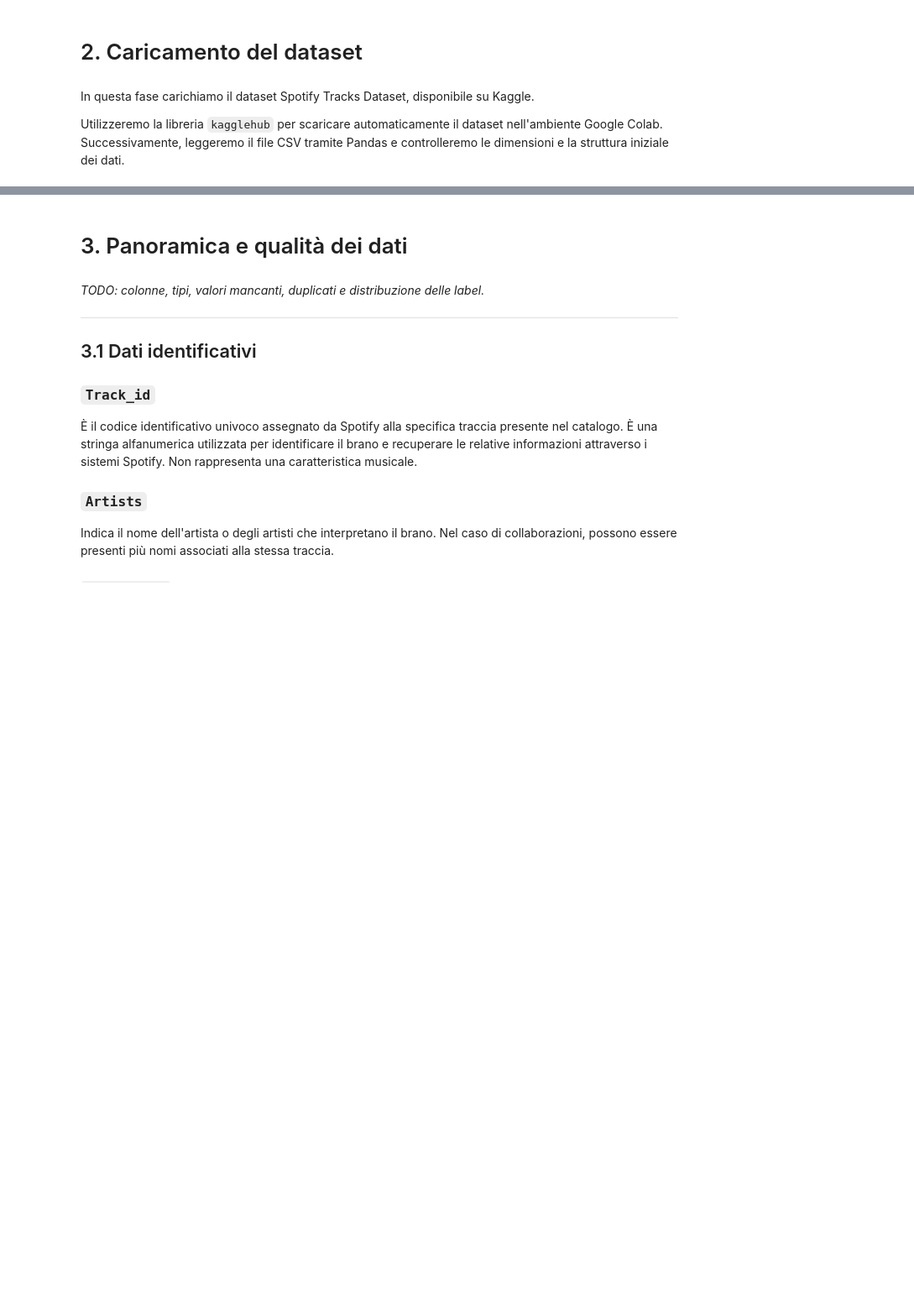
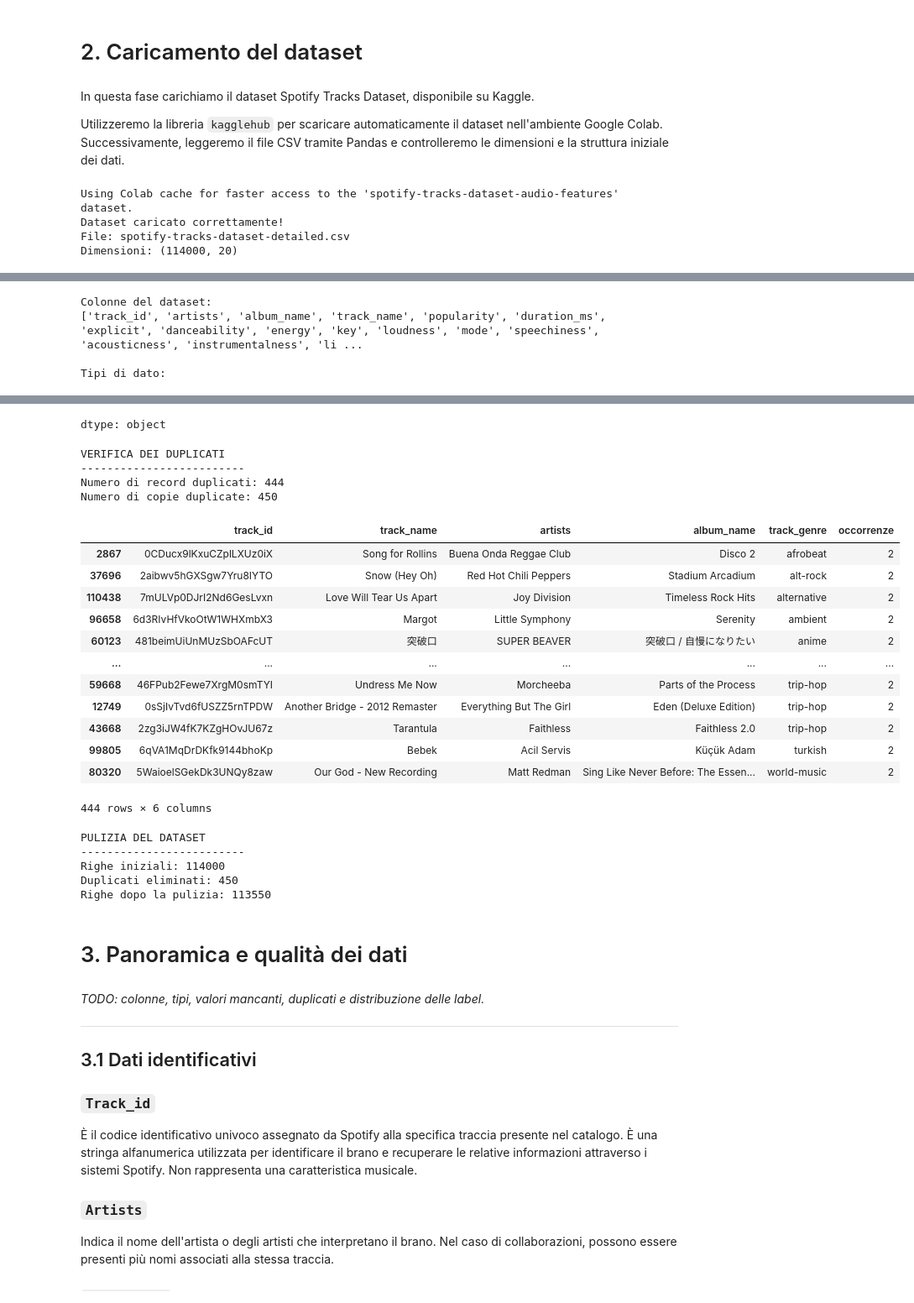
Before and after one commit to lucchal0/Principi-e-modelli-della-percezione, a Jupyter notebook: sound_of_data_notebook.ipynb, the cells around one changed output, grey strips where cells are left out. Shown at 84% size. Saved outputs shown, nothing was run; the diff lists cells and outputs as text; code cells hidden in the pictures; blank space fills up the shorter version.

```diff
--- a/sound_of_data_notebook.ipynb
+++ b/sound_of_data_notebook.ipynb
@@ -32,6 +37,7 @@ In questa fase carichiamo il dataset Spotify Tracks Dataset, disponibile su Kagg
 
 Utilizzeremo la libreria `kagglehub` per scaricare automaticamente il dataset nell'ambiente Google Colab. Successivamente, leggeremo il file CSV tramite Pandas e controlleremo le dimensioni e la struttura iniziale dei dati.
 # %%
+
 import kagglehub
 from pathlib import Path
 
@@ -57,9 +63,57 @@ print("Dimensioni:", df.shape)
 
 display(df.head())
 
-# Verifica delle colonne e dei tipi di dato
+
+# VERIFICA DELLE COLONNE E DEI TIPI DI DATO
+
 print("Colonne del dataset:")
 print(df.columns.tolist())
 
 print("\nTipi di dato:")
 display(df.dtypes)
+
+
+# VERIFICA DEI DUPLICATI ESATTI
+
+# Ricerca dei record duplicati
+duplicati = (
+    df.groupby(list(df.columns), dropna=False)
+    .size()
+    .reset_index(name='occorrenze')
+)
+
+# Selezione dei record che compaiono più di una volta
+duplicati = duplicati[duplicati['occorrenze'] > 1]
+
+print("\nVERIFICA DEI DUPLICATI")
+print("-------------------------")
+print("Numero di record duplicati:", len(duplicati))
+
+# Calcolo delle copie duplicate
+n_duplicates = df.duplicated().sum()
+
+print("Numero di copie duplicate:", n_duplicates)
+
+# Visualizzazione dei record duplicati
+display(
+    duplicati[
+        ['track_id', 'track_name', 'artists',
+         'album_name', 'track_genre', 'occorrenze']
+    ].sort_values('track_genre')
+)
+
+
+# ELIMINAZIONE DEI DUPLICATI ESATTI
+
+df_clean = df.drop_duplicates().copy()
+
+print("\nPULIZIA DEL DATASET")
+print("-------------------------")
+print("Righe iniziali:", len(df))
+print("Duplicati eliminati:", n_duplicates)
+print("Righe dopo la pulizia:", len(df_clean))
+# %% [output]
+Using Colab cache for faster access to the 'spotify-tracks-dataset-audio-features' dataset.
+Dataset caricato correttamente!
+File: spotify-tracks-dataset-detailed.csv
+Dimensioni: (114000, 20)
@@ -65,0 +126,4 @@ display(df.dtypes)
+Colonne del dataset:
+['track_id', 'artists', 'album_name', 'track_name', 'popularity', 'duration_ms', 'explicit', 'danceability', 'energy', 'key', 'loudness', 'mode', 'speechiness', 'acousticness', 'instrumentalness', 'li ...
+
+Tipi di dato:
@@ -66,3 +147,26 @@ display(df.dtypes)
+dtype: object
+VERIFICA DEI DUPLICATI
+-------------------------
+Numero di record duplicati: 444
+Numero di copie duplicate: 450
+|  | track_id | track_name | artists | album_name | track_genre | occorrenze |
+| 2867 | 0CDucx9lKxuCZplLXUz0iX | Song for Rollins | Buena Onda Reggae Club | Disco 2 | afrobeat | 2 |
+| 37696 | 2aibwv5hGXSgw7Yru8IYTO | Snow (Hey Oh) | Red Hot Chili Peppers | Stadium Arcadium | alt-rock | 2 |
+| 110438 | 7mULVp0DJrI2Nd6GesLvxn | Love Will Tear Us Apart | Joy Division | Timeless Rock Hits | alternative | 2 |
+| 96658 | 6d3RIvHfVkoOtW1WHXmbX3 | Margot | Little Symphony | Serenity | ambient | 2 |
+| 60123 | 481beimUiUnMUzSbOAFcUT | 突破口 | SUPER BEAVER | 突破口 / 自慢になりたい | anime | 2 |
+| ... | ... | ... | ... | ... | ... | ... |
+| 59668 | 46FPub2Fewe7XrgM0smTYI | Undress Me Now | Morcheeba | Parts of the Process | trip-hop | 2 |
+| 12749 | 0sSjIvTvd6fUSZZ5rnTPDW | Another Bridge - 2012 Remaster | Everything But The Girl | Eden (Deluxe Edition) | trip-hop | 2 |
+| 43668 | 2zg3iJW4fK7KZgHOvJU67z | Tarantula | Faithless | Faithless 2.0 | trip-hop | 2 |
+| 99805 | 6qVA1MqDrDKfk9144bhoKp | Bebek | Acil Servis | Küçük Adam | turkish | 2 |
+| 80320 | 5WaioelSGekDk3UNQy8zaw | Our God - New Recording | Matt Redman | Sing Like Never Before: The Essen... | world-music | 2 |
+444 rows × 6 columns
+PULIZIA DEL DATASET
+-------------------------
+Righe iniziali: 114000
+Duplicati eliminati: 450
+Righe dopo la pulizia: 113550
 # %% [markdown]
 # 3. Panoramica e qualità dei dati
 # %% [markdown]
```
Also changed, not shown: parts of 21 cells of this notebook, 1 other file.
